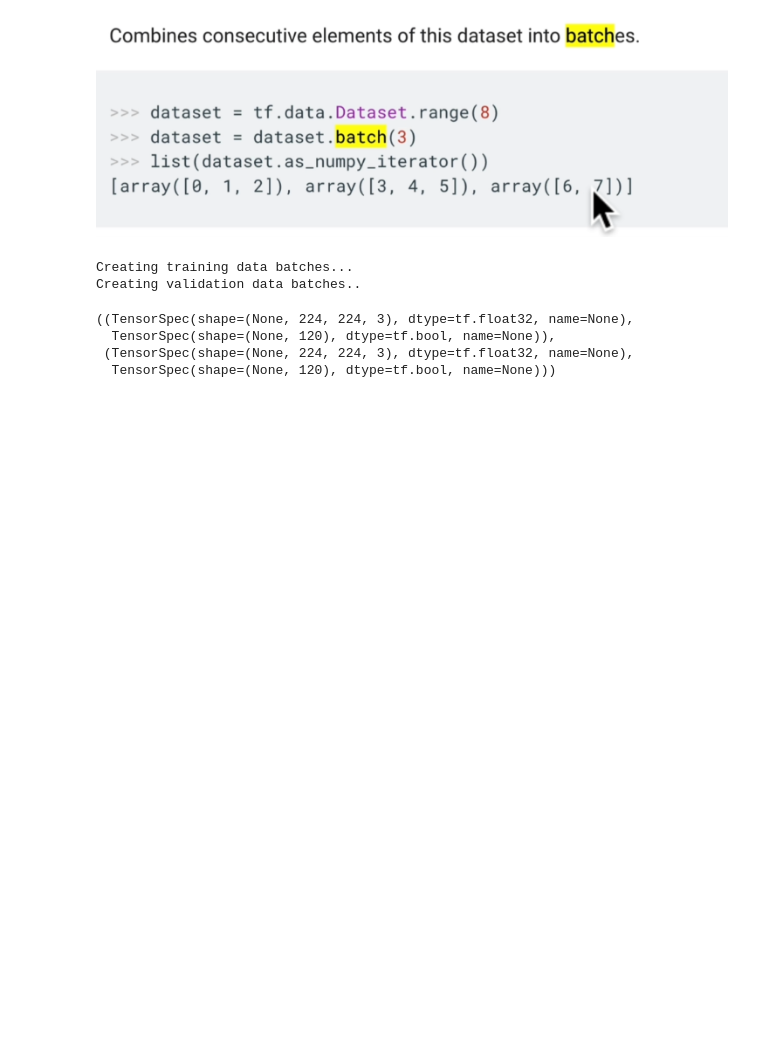
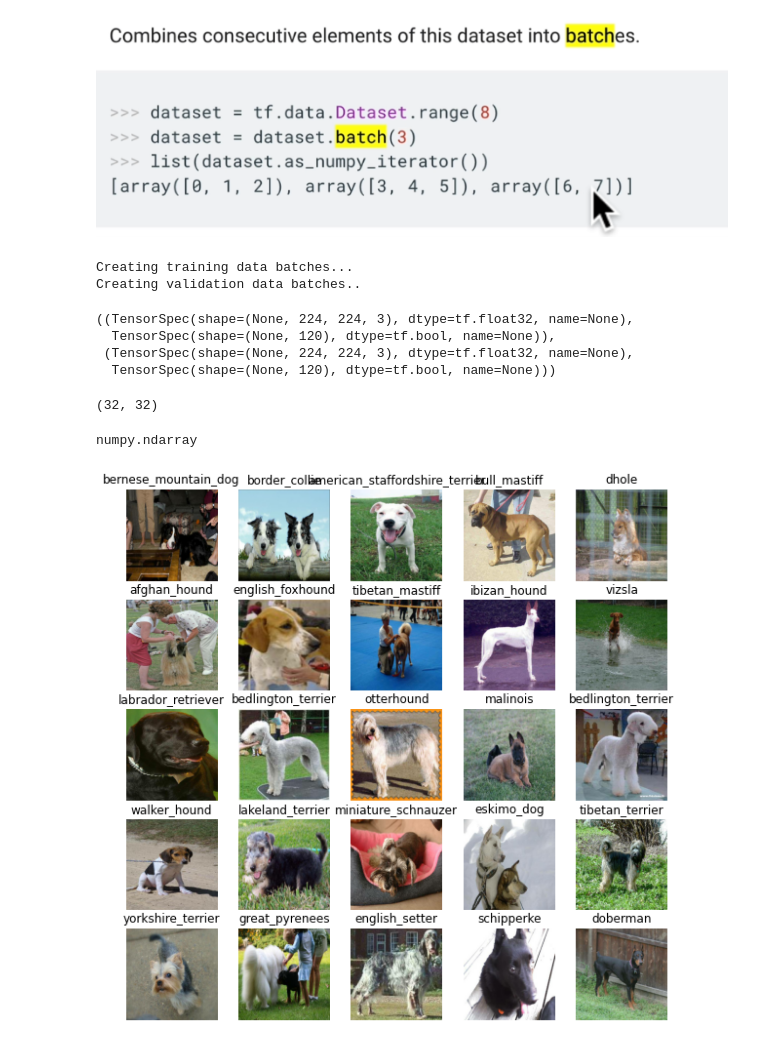
Before and after one commit to bassamadnan/deep-learning-dog-breed-classification, a Jupyter notebook: dog_breed_identification.ipynb, the cells around one changed output. Drawn from its saved outputs; the diff is of its cells as text; code cells hidden in the pictures; blank space fills up the shorter version.

Commit message:
visualize data batch, init DL model

```diff
--- a/dog_breed_identification.ipynb
+++ b/dog_breed_identification.ipynb
@@ -485,3 +483,33 @@ train_data.element_spec, val_data.element_spec
   TensorSpec(shape=(None, 120), dtype=tf.bool, name=None)))
 # %%
 # Here None is batch size, even though we have set it to 32, it stays None as batch size is flexible
+# %%
+# Visualising data batches
+import matplotlib.pyplot as plt
+
+def show_25_images(images, labels):
+  """
+  Displays a plot of 25 images and their labels from a data batch.
+  """
+  # Setup the figure
+  plt.figure(figsize=(10, 10))
+  for i in range(25):
+    # Create subplots
+    ax = plt.subplot(5, 5, i+1)
+    # Display an image
+    plt.imshow(images[i])
+    plt.title(unique_breeds[labels[i].argmax()])
+    plt.axis("off") #
+# %%
+train_images, train_labels = next(train_data.as_numpy_iterator())
+len(train_images), len(train_labels)
+# %% [output]
+(32, 32)
+# %%
+type(train_images)
+# %% [output]
+numpy.ndarray
+# %%
+show_25_images(train_images, train_labels)
+# %% [output]
+[figure, added]
```
Also changed, not shown: parts of 5 cells of this notebook.
